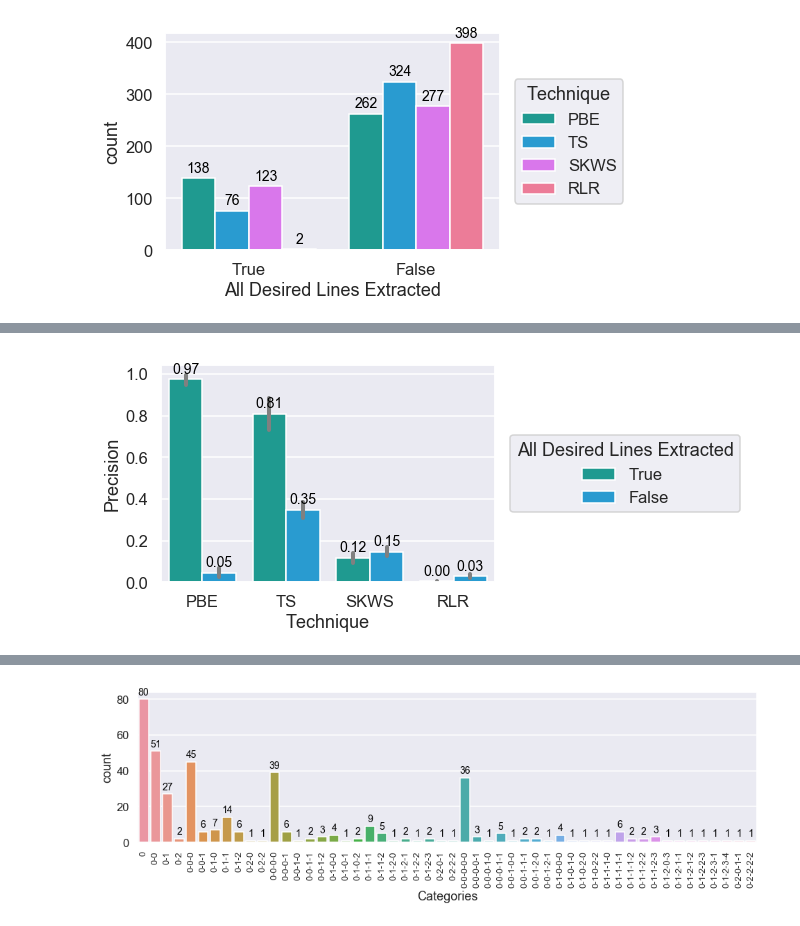
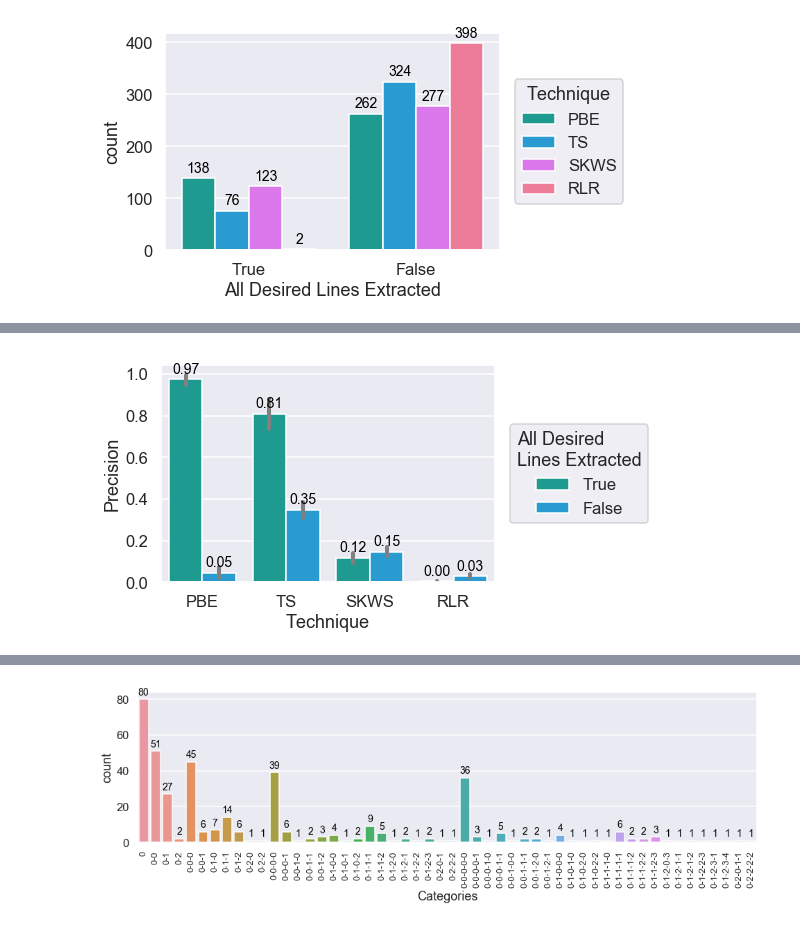
Before and after one commit to lacinoire/master-thesis, a Jupyter notebook: evaluation/results/big_study_data_analysis.ipynb, the cells around one changed output, grey strips where cells are left out. Cells and saved outputs as stored; diff of their text form; code cells hidden in the pictures.

```diff
--- a/evaluation/results/big_study_data_analysis.ipynb
+++ b/evaluation/results/big_study_data_analysis.ipynb
@@ -138,11 +113,11 @@ See the caveats in the documentation: http://pandas.pydata.org/pandas-docs/stabl
 # %%
 # precision of extraction: how much of the extracted text is actually necessary
 result['Precision'] = result['True Positives Count'] / result['Output Lines Count']
 
 ax = sns.barplot(x='Technique', y='Precision', hue='All Desired Lines Extracted', data=result, hue_order=bool_order, errcolor='grey')
-process_fig(ax, 'precision', 'all', False, 'All Desired Lines Extracted')
+process_fig(ax, 'precision', 'all', False, 'All Desired\nLines Extracted')
 # %% [output]
-[figure, old version]
+[figure, new version]
 # %%
 # precision one technique against example count
 def precision_examples(technique):
```
Also changed, not shown: parts of 17 cells of this notebook, 35 other files.
